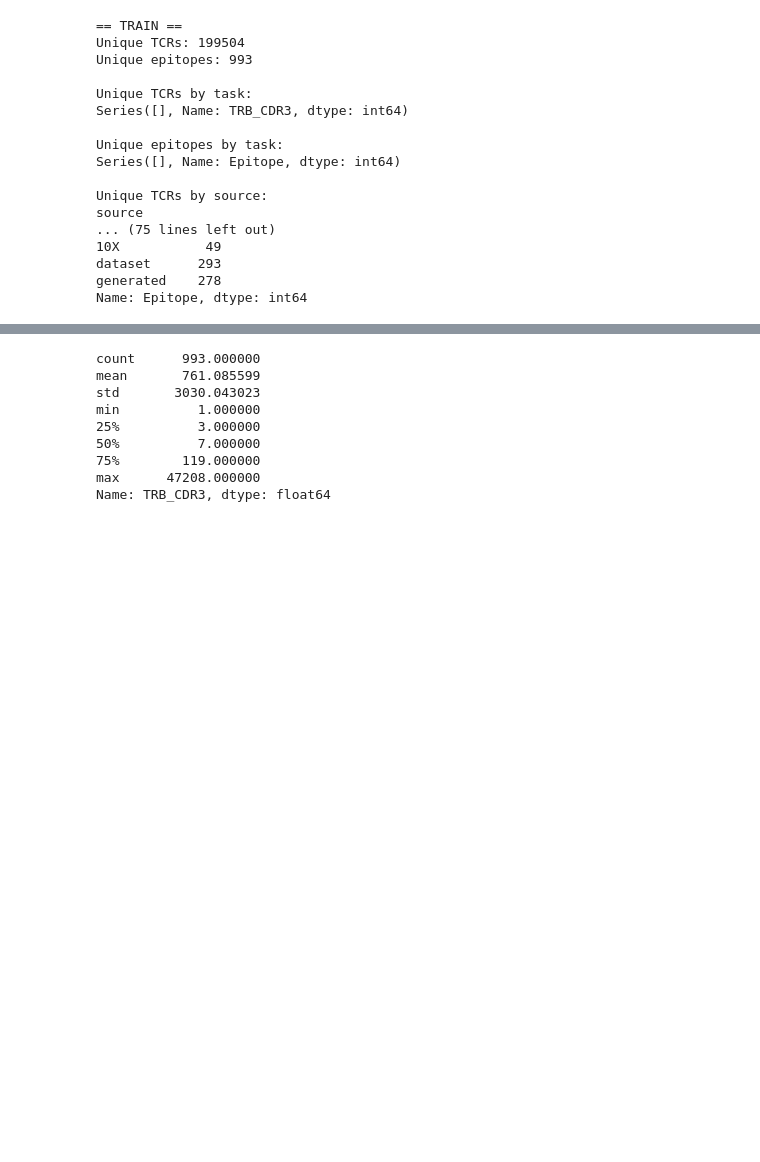
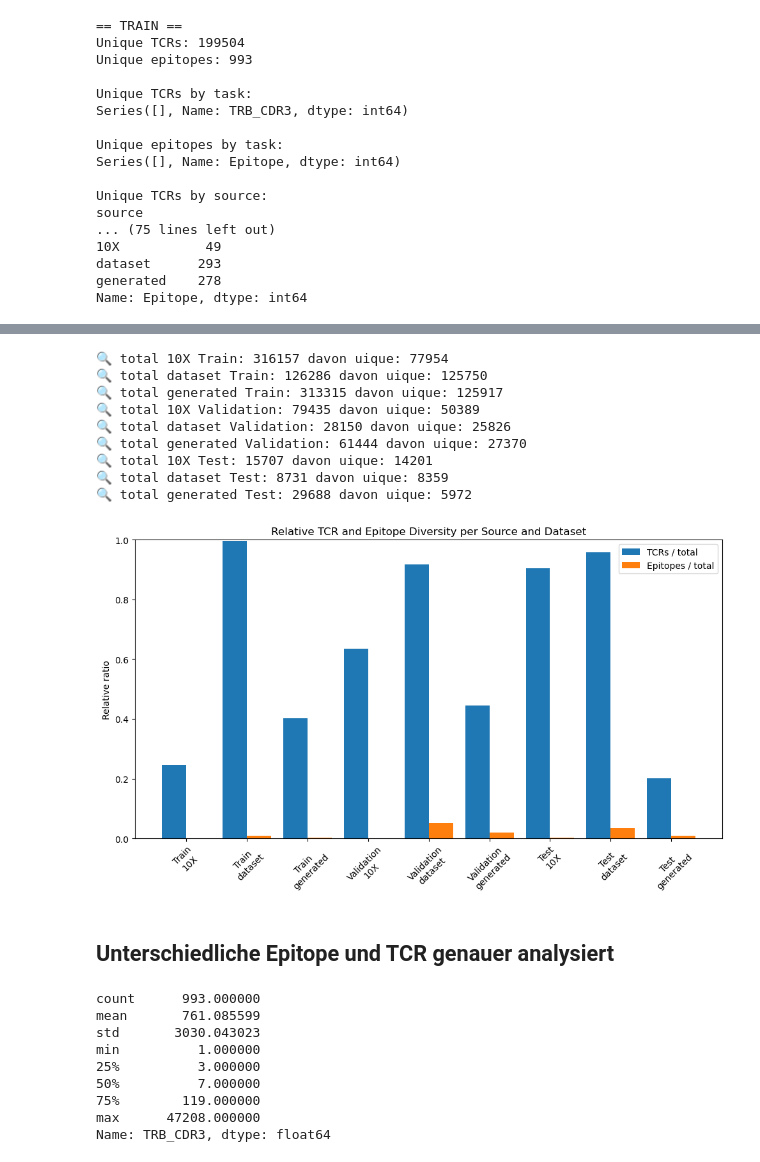
Before and after one commit to liselott321/BA-Cancer-Immunotherapy, a Jupyter notebook: data_scripts/datapipeline/datacheck_for_testfile.ipynb, the cells around one changed output, grey strips where cells are left out. Saved outputs shown, nothing was run; the diff lists cells and outputs as text; code cells hidden in the pictures; blank space fills up the shorter version.

```diff
--- a/data_scripts/datapipeline/datacheck_for_testfile.ipynb
+++ b/data_scripts/datapipeline/datacheck_for_testfile.ipynb
@@ -64,3 +106,64 @@ Name: Epitope, dtype: int64
+# %%
+import pandas as pd
+import matplotlib.pyplot as plt
+
+datasets = {
+    'Train': train_df,
+    'Validation': val_df,
+    'Test': test_df
+}
+
+results = []
+
+for name, df in datasets.items():
+    for source in df['source'].dropna().unique():
+        subset = df[df['source'] == source]
+        total = len(subset)
+        unique_total = len(subset["TRB_CDR3"].value_counts())
+        print(f"🔍 total {source} {name}: {total} davon uique: {unique_total}")
+        if total == 0:
+            continue
+        tcr_ratio = subset["TRB_CDR3"].nunique() / total
+        epi_ratio = subset["Epitope"].nunique() / total
+        results.append({
+            'Dataset': name,
+            'Source': source,
+            'TCRs / total': tcr_ratio,
+            'Epitopes / total': epi_ratio
+        })
+
+# In DataFrame umwandeln
+ratio_df = pd.DataFrame(results)
+
+# Plotten
+fig, ax = plt.subplots(figsize=(10, 6))
+x = range(len(ratio_df))
+bar_width = 0.4
+
+ax.bar([i - bar_width/2 for i in x], ratio_df['TCRs / total'], width=bar_width, label='TCRs / total')
+ax.bar([i + bar_width/2 for i in x], ratio_df['Epitopes / total'], width=bar_width, label='Epitopes / total')
+
+ax.set_xticks(x)
+ax.set_xticklabels([f"{r['Dataset']}\n{r['Source']}" for _, r in ratio_df.iterrows()], rotation=45)
+ax.set_ylabel("Relative ratio")
+ax.set_ylim(0, 1)
+ax.set_title("Relative TCR and Epitope Diversity per Source and Dataset")
+ax.legend()
+plt.tight_layout()
+plt.show()
+# %% [output]
+🔍 total 10X Train: 316157 davon uique: 77954
+🔍 total dataset Train: 126286 davon uique: 125750
+🔍 total generated Train: 313315 davon uique: 125917
+🔍 total 10X Validation: 79435 davon uique: 50389
+🔍 total dataset Validation: 28150 davon uique: 25826
+🔍 total generated Validation: 61444 davon uique: 27370
+🔍 total 10X Test: 15707 davon uique: 14201
+🔍 total dataset Test: 8731 davon uique: 8359
+🔍 total generated Test: 29688 davon uique: 5972
+[figure, added]
+# %% [markdown]
+## Unterschiedliche Epitope und TCR genauer analysiert
 # %%
 # Wie viele verschiedene TCRs pro Epitope im Training?
 tcrs_per_epitope = train_df.groupby("Epitope")["TRB_CDR3"].nunique()
```
Also changed, not shown: parts of 16 cells of this notebook, 16 other files.
